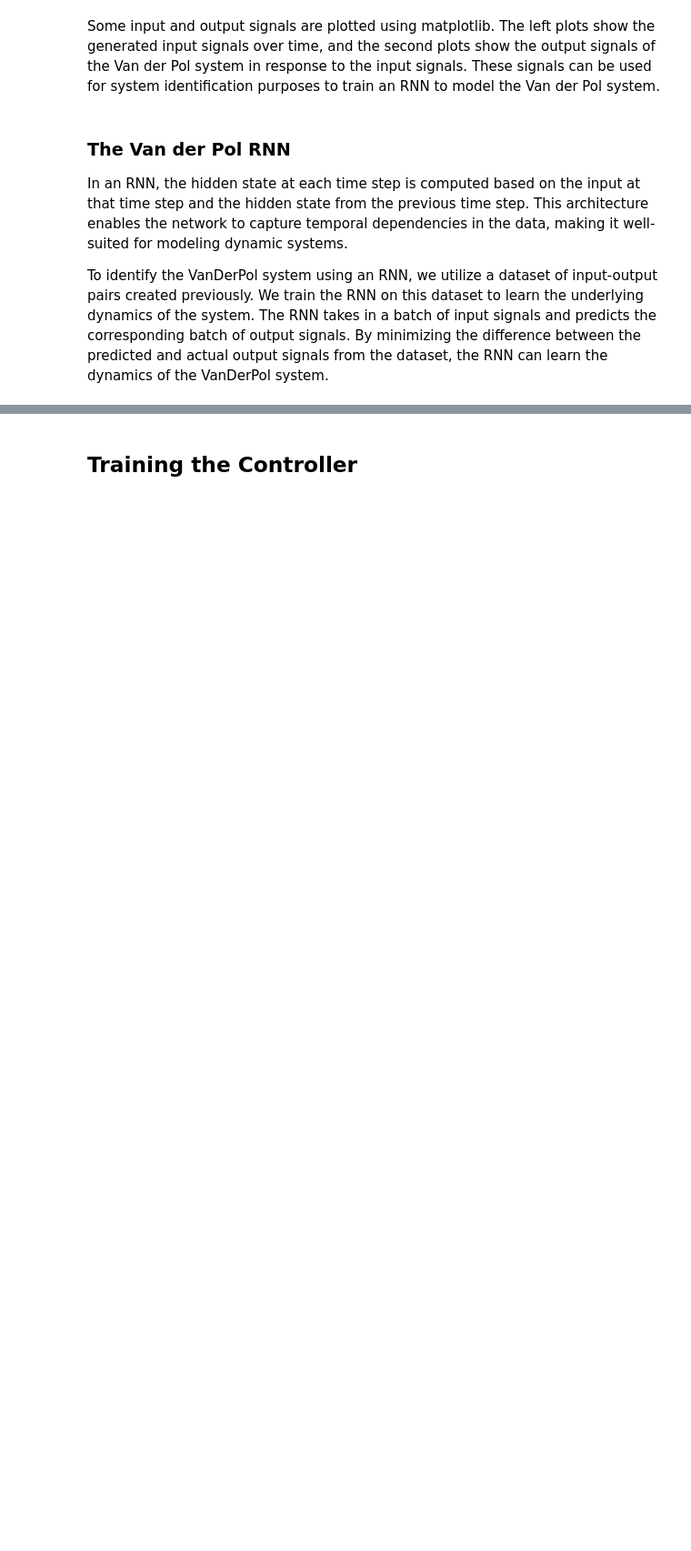
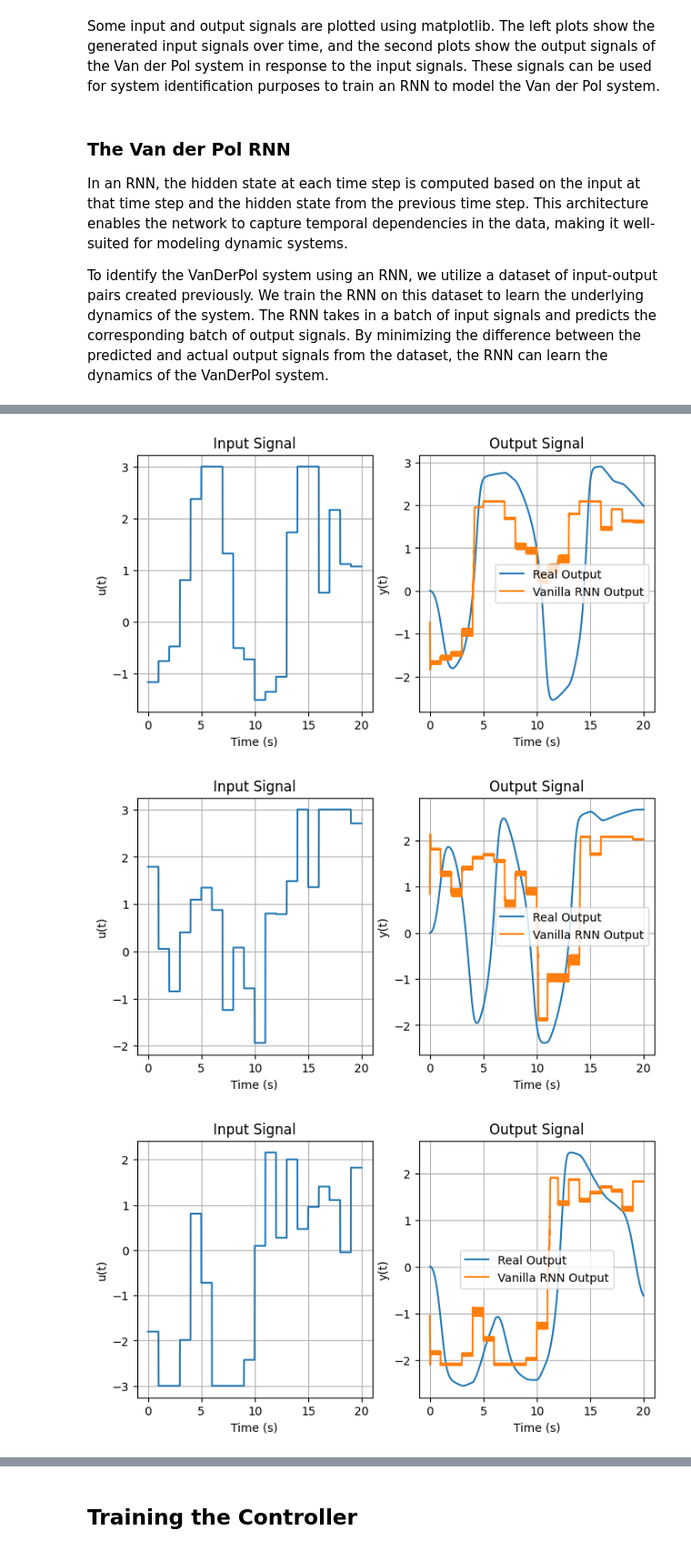
Before and after one commit to fernand0labra/ltu-D7047E-project, a Jupyter notebook: project.ipynb, the cells around one changed output, grey strips where cells are left out. Shown at 91% size. Cells and saved outputs as stored; diff of their text form; code cells hidden in the pictures; blank space fills up the shorter version.

```diff
--- a/project.ipynb
+++ b/project.ipynb
@@ -377,19 +363,16 @@ In an RNN, the hidden state at each time step is computed based on the input at
 
 To identify the VanDerPol system using an RNN, we utilize a dataset of input-output pairs created previously. We train the RNN on this dataset to learn the underlying dynamics of the system. The RNN takes in a batch of input signals and predicts the corresponding batch of output signals. By minimizing the difference between the predicted and actual output signals from the dataset, the RNN can learn the dynamics of the VanDerPol system.
 # %%
-import torch.nn as nn
-
-
 class SystemRNN(nn.Module):
     def __init__(
         self,
         input_size=1,
-        hidden_size=50,
+        hidden_size=200,
         output_size=1,
         num_layers=1,
         nonlinearity="tanh",
         dropout=0.0,
-        rnn_type="vanilla",
+        rnn_type="lstm",
     ):
         super(SystemRNN, self).__init__()
         self.rnn_type = rnn_type
@@ -478,8 +414,4 @@ class SystemRNN2(nn.Module):
 # %%
-from torch.utils.tensorboard.writer import SummaryWriter
-import sys
-
-
 def train_validate(
     epochs: int,
     train_loader: DataLoader,
@@ -487,7 +419,6 @@ def train_validate(
     optimizer,
     criterion,
     net: nn.Module,
-    swap_in_out: bool = False,
 ):
     writer = SummaryWriter("../logs")
     print(f"Training {net.name}...")
@@ -499,14 +430,8 @@ def train_validate(
         net.train()
         train_loss = 0.0
         num_batches = 0
-        for (
-            inputs,
-            ground_truth,
-        ) in train_loader:  # input/target [batch_size,  NUM_STEPS * STEP_WIDTH]
-            if swap_in_out:
-                # Swap input and output data
-                inputs, ground_truth = ground_truth, inputs
-
+        # input/target [batch_size,  sequence_length]
+        for inputs, ground_truth in train_loader:
             # zero the parameter gradients
             optimizer.zero_grad()
 
@@ -515,7 +440,10 @@ def train_validate(
             ground_truth = ground_truth.unsqueeze(2).to(DEVICE)
 
             # forward + backward + optimize
-            outputs, _ = net(inputs)
+            outputs = net(inputs)
+
+            if len(outputs) > 1:
+                outputs = outputs[0]
 
             loss = criterion(outputs, ground_truth)
             loss.backward()
@@ -525,7 +453,7 @@ def train_validate(
             num_batches += 1
 
         train_loss /= num_batches
-        val_loss = test(val_loader, criterion, net, swap_in_out)
+        val_loss = test(val_loader, criterion, net)
 
         if val_loss < best_val_loss:
             best_val_loss = val_loss
@@ -544,22 +472,21 @@ def train_validate(
     net.load_state_dict(torch.load("best.pth"))
 
 
-def test(test_loader: DataLoader, criterion, net: nn.Module, swap_in_out: bool = False):
+def test(test_loader: DataLoader, criterion, net: nn.Module):
     net.eval()
     loss = 0
     num_batches = 0
 
     with torch.no_grad():  # since we're not training, we don't need to calculate the gradients for our outputs
         for inputs, ground_truth in test_loader:
-            if swap_in_out:
-                # Swap input and output data
-                inputs, ground_truth = ground_truth, inputs
 
             # input/target [batch_size, sequence_length, input_size] = [batch_size, NUM_STEPS * STEP_WIDTH, 1]
             inputs = inputs.unsqueeze(2).to(DEVICE)
             ground_truth = ground_truth.unsqueeze(2).to(DEVICE)
 
-            outputs, _ = net(inputs)
+            outputs = net(inputs)
+            if len(outputs) > 1:
+                outputs = outputs[0]
 
             loss += criterion(outputs, ground_truth)
             num_batches += 1
@@ -652,0 +561,8 @@ Custom-rnn Test loss = 1.545
+# %%
+# Network types (Vanilla RNN and LSTM)
+rnn_type_list = ["vanilla", "lstm"]
+
+for rnn_type in rnn_type_list:
+    sys_rnn_file_path = "./models/sys_" + rnn_type + ".pth"
+    train_if_needed(rnn_type, SystemRNN, sys_dataset, sys_rnn_file_path)
+# %% [output]
@@ -652,0 +570,3 @@ Custom-rnn Test loss = 1.545
+[figure, added]
+[figure, added]
+[figure, added]
```
Also changed, not shown: parts of 21 cells of this notebook, 7 other files.
